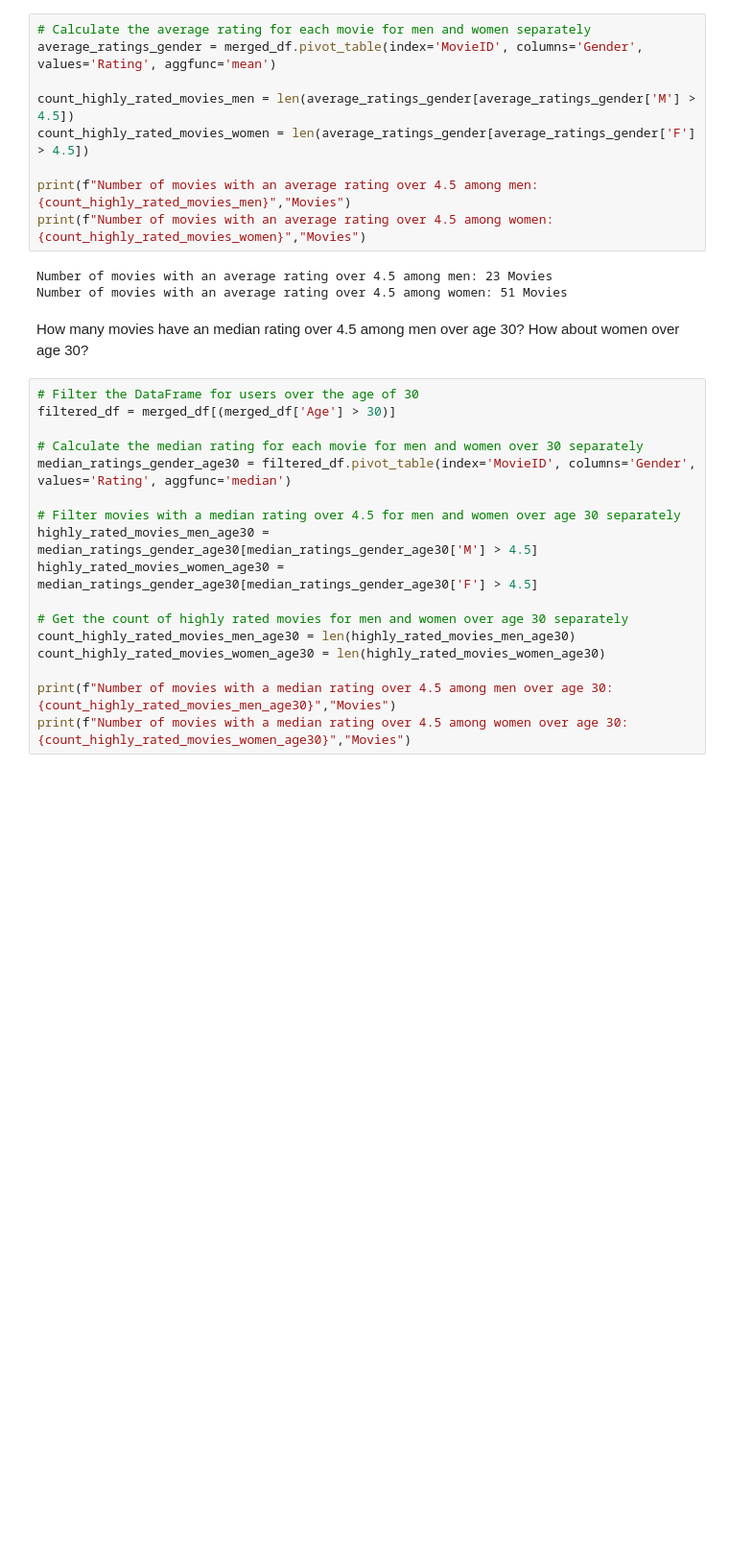
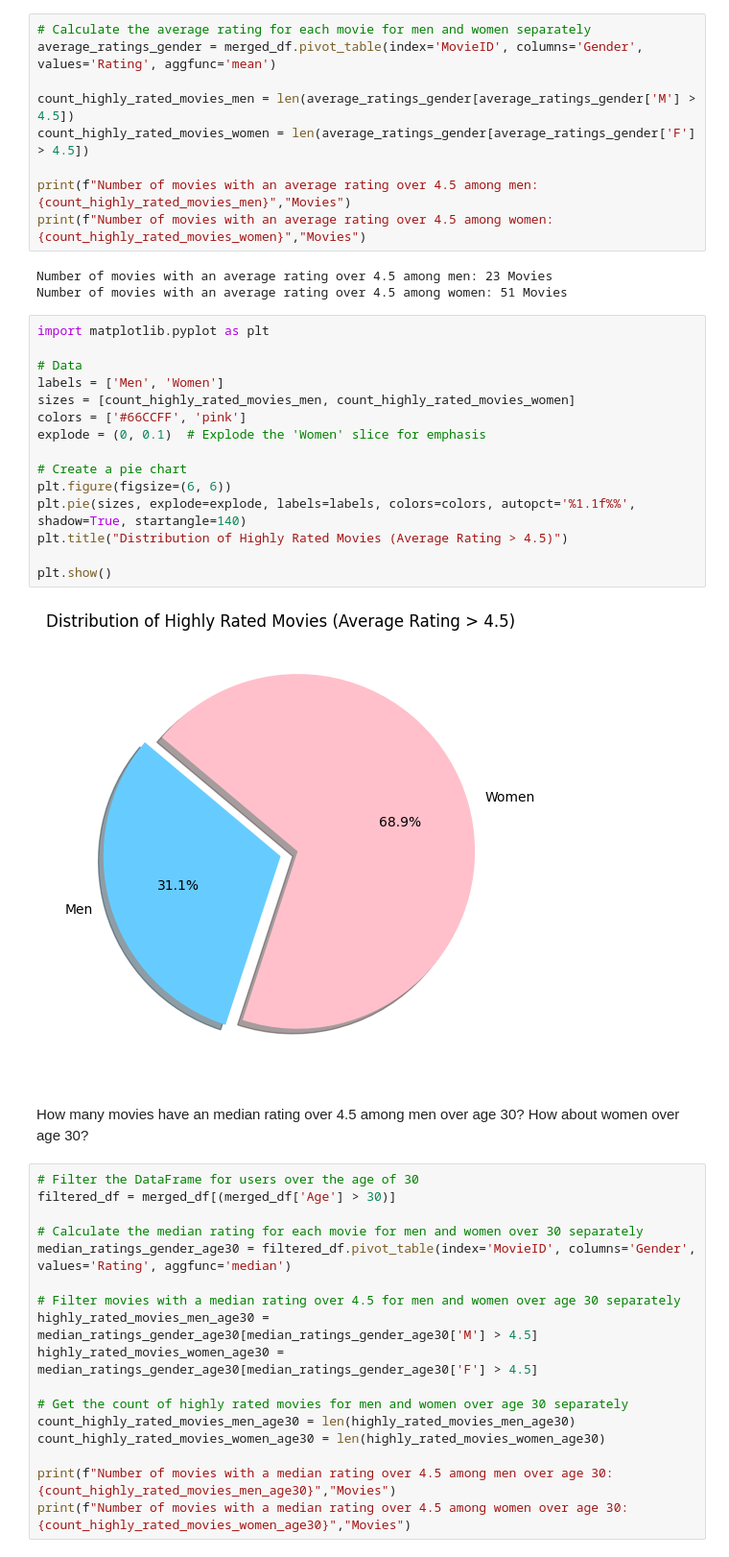
Before and after one commit to Pimchanok6430205105/Data_preparation, a Jupyter notebook: Project2_66_PTJL.ipynb, the cells around one changed output. Shown: that part at 96% size. Drawn from its saved outputs; the diff is of its cells as text; blank space fills up the shorter version.

```diff
--- a/Project2_66_PTJL.ipynb
+++ b/Project2_66_PTJL.ipynb
@@ -170,6 +170,23 @@ print(f"Number of movies with an average rating over 4.5 among women: {count_hig
 # %% [output]
 Number of movies with an average rating over 4.5 among men: 23 Movies
 Number of movies with an average rating over 4.5 among women: 51 Movies
+# %%
+import matplotlib.pyplot as plt
+
+# Data
+labels = ['Men', 'Women']
+sizes = [count_highly_rated_movies_men, count_highly_rated_movies_women]
+colors = ['#66CCFF', 'pink']
+explode = (0, 0.1)  # Explode the 'Women' slice for emphasis
+
+# Create a pie chart
+plt.figure(figsize=(6, 6))
+plt.pie(sizes, explode=explode, labels=labels, colors=colors, autopct='%1.1f%%', shadow=True, startangle=140)
+plt.title("Distribution of Highly Rated Movies (Average Rating > 4.5)")
+
+plt.show()
+# %% [output]
+[figure, added]
 # %% [markdown]
 How many movies have an median rating over 4.5 among men over age 30? How about women over age 30?
 # %%
```
Also changed, not shown: parts of 26 cells of this notebook.
